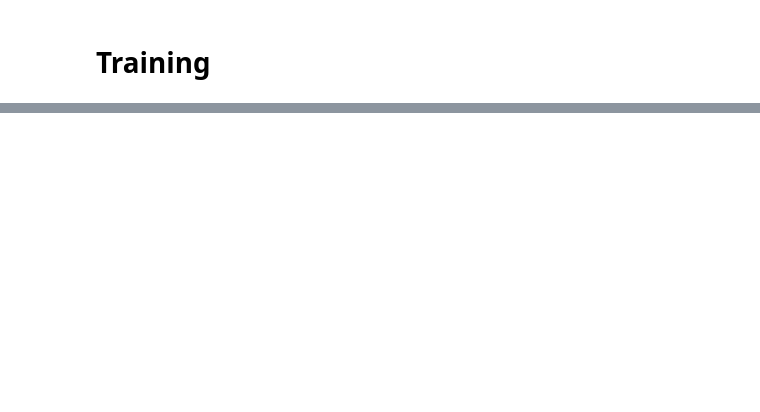
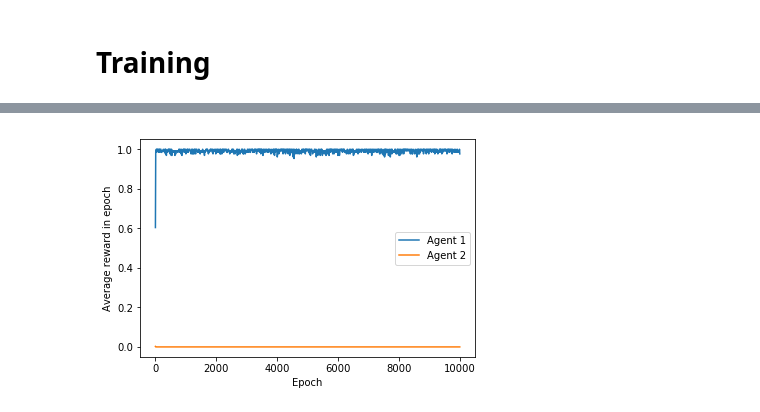
Before and after one commit to hjjimmykim/properpenguins, a Jupyter notebook: Untitled-Batch-cuda.ipynb, the cells around one changed output, grey strips where cells are left out. Saved outputs shown, nothing was run; the diff lists cells and outputs as text; code cells hidden in the pictures; blank space fills up the shorter version.

Commit message:
Training rewards plots

```diff
--- a/Untitled-Batch-cuda.ipynb
+++ b/Untitled-Batch-cuda.ipynb
@@ -56,7 +60,7 @@ len_message = 6        # Linguistic message length
 
 # Training
 alpha = 0.001          # learning rate
-N_ep = 200              # Number of episodes
+N_ep = 10000              # Number of episodes
 num_games = 128        # Number of games per episode (batch size)
 
 # Appendix
@@ -65,7 +69,7 @@ lambda2 = 0.001        # Entropy regularizer for pi_utt
 smoothing_const = 0.7  # Smoothing constant for the exponential moving average baseline
 
 # Miscellaneous
-ep_time = 10         # Print time every ep_time episodes
+ep_time = 50         # Print time every ep_time episodes
 ep_record = 10        # Record training curve every ep_record episodes
 # %% [markdown]
 # Network
@@ -187,14 +191,13 @@ class combined_policy(nn.Module):
         # Policy ------------------------------------------------------------------
 
         # Termination -----------------------------------------------
-        p_term = F.sigmoid(self.policy_term(h)).view(self.batch_size,1)
-        print(h.sum())
+        p_term = F.sigmoid(self.policy_term(h)).view(self.batch_size,1).float()
 
         # Entropy
         one_tensor = torch.ones(self.batch_size,1)
         if torch.cuda.is_available() and use_cuda:
             one_tensor = one_tensor.cuda()
-        entropy_term = -(p_term * p_term.log()) - (one_tensor-p_term) * (one_tensor-p_term.log())
+        entropy_term = -(p_term * p_term.log()) - (one_tensor-p_term) * (one_tensor-p_term).log()
         entropy_term = torch.sum(entropy_term)
 
         if test:
@@ -209,7 +212,7 @@ class combined_policy(nn.Module):
         if torch.cuda.is_available() and use_cuda:
             log_p_term = log_p_term.cuda()
 
-        log_p_term = (term.float() * (p_term+sys.float_info.min).log()) + (one_tensor-term.float()) * (one_tensor-p_term+sys.float_info.min).log()
+        log_p_term = (term.float() * (p_term+1e-8).log()) - (one_tensor-term.float()) * (one_tensor-p_term+1e-8).log()
 
         # Linguistic construction ----------------------------------
         h_ling = h.clone() # Initial hidden state
@@ -234,7 +237,7 @@ class combined_policy(nn.Module):
 
             _, (h_ling,c_ling) = self.policy_ling(embedded_letter.view(1,self.batch_size,self.embedding_dim),(h_ling,c_ling))
             logit = self.ff_ling(h_ling)
-            p_letter = F.softmax(logit,dim=2).view(self.batch_size,num_vocab)
+            p_letter = F.softmax(logit,dim=2).view(self.batch_size,num_vocab).float()
 
             entropy_letter[:,i] = -torch.sum(p_letter*p_letter.log(),1)
 
@@ -575,0 +567,13 @@ list(Agents[0].parameters())
+# %%
+'''
+epoch_list = np.arange(len(r_list[0]))*ep_record
+plt.plot(epoch_list,r_list[0], label='Agent 1')
+plt.plot(epoch_list,r_list[1], label='Agent 2')
+plt.ylabel('Average reward in epoch')
+plt.xlabel('Epoch')
+plt.legend()
+plt.savefig('N_ep='+str(N_ep)+'_seed='+str(num_seed)+'.png')
+plt.show()
+'''
+# %% [output]
+[figure, added]
```
Also changed, not shown: parts of 4 cells of this notebook, 3 other files.
